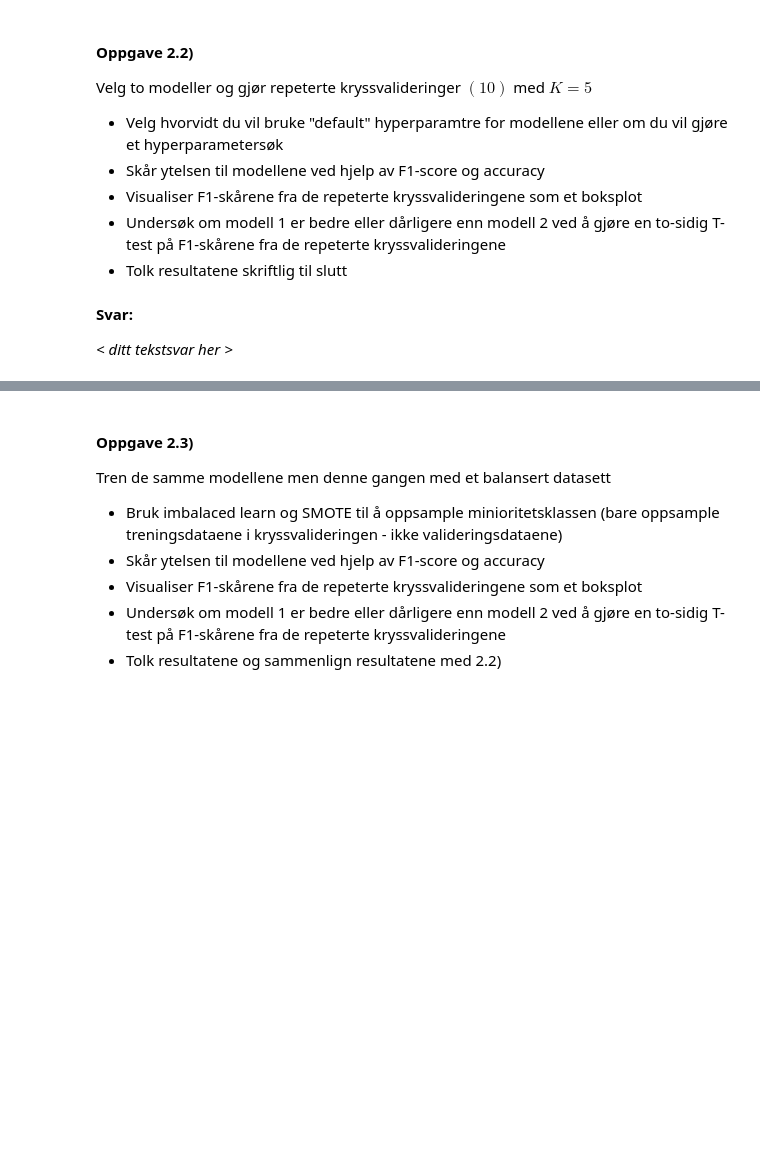
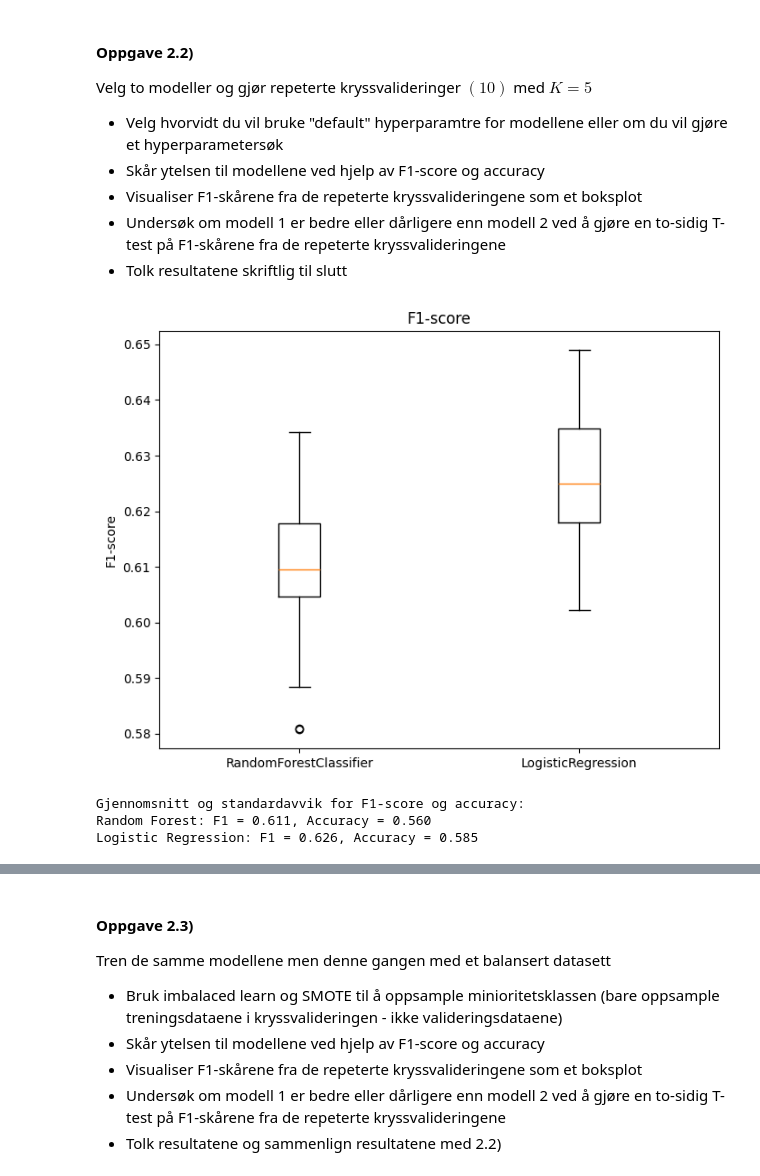
Before and after one commit to Ripzss/BTS, a Jupyter notebook: Datamining/Oblig1/Oppgave 2/Oppgave 2.ipynb, the cells around one changed output, grey strips where cells are left out. Cells and saved outputs as stored; diff of their text form; code cells hidden in the pictures; blank space fills up the shorter version.

```diff
--- a/Datamining/Oblig1/Oppgave 2/Oppgave 2.ipynb
+++ b/Datamining/Oblig1/Oppgave 2/Oppgave 2.ipynb
@@ -69,7 +73,36 @@ Velg to modeller og gjør repeterte kryssvalideringer $(10)$ med $K=5$
 * Tolk resultatene skriftlig til slutt
 # %%
 #TODO: repeterte kryssvalideringer for to modeller
+
+scaler = StandardScaler()
+X_scaled = scaler.fit_transform(X)
+
+f1_scorer = make_scorer(f1_score, pos_label='Male')
+
+model1 = RandomForestClassifier(random_state=42)
+model2 = LogisticRegression(random_state=42)
+
+rkf = RepeatedKFold(n_splits=5, n_repeats=10, random_state=42)
+X_small = X_scaled[:10000]  # første 1000 rader
+y_small = y[:10000]
+
+f1_model1 = cross_val_score(model1, X_small, y_small, cv=rkf, scoring=f1_scorer, n_jobs=-1)
+f1_model2 = cross_val_score(model2, X_small, y_small, cv=rkf, scoring=f1_scorer, n_jobs=-1)
+
+acc_model1 = cross_val_score(model1, X_small, y_small, cv=rkf, scoring='accuracy', n_jobs=-1)
+acc_model2 = cross_val_score(model2, X_small, y_small, cv=rkf, scoring='accuracy', n_jobs=-1)
+
+plt.figure(figsize=(8,6))
+plt.boxplot([f1_model1, f1_model2], labels=['RandomForestClassifier', 'LogisticRegression'])
+plt.ylabel('F1-score')
+plt.title('F1-score')
+plt.show()
+
+print("\nGjennomsnitt og standardavvik for F1-score og accuracy:")
+print(f"Random Forest: F1 = {f1_model1.mean():.3f}, Accuracy = {acc_model1.mean():.3f}")
+print(f"Logistic Regression: F1 = {f1_model2.mean():.3f}, Accuracy = {acc_model2.mean():.3f}")
+# %% [output]
+[figure, added]
+Gjennomsnitt og standardavvik for F1-score og accuracy:
+Random Forest: F1 = 0.611, Accuracy = 0.560
+Logistic Regression: F1 = 0.626, Accuracy = 0.585
-# %% [markdown]
-**Svar:**
-
-*< ditt tekstsvar her >*
```
Also changed, not shown: parts of 2 cells of this notebook.
